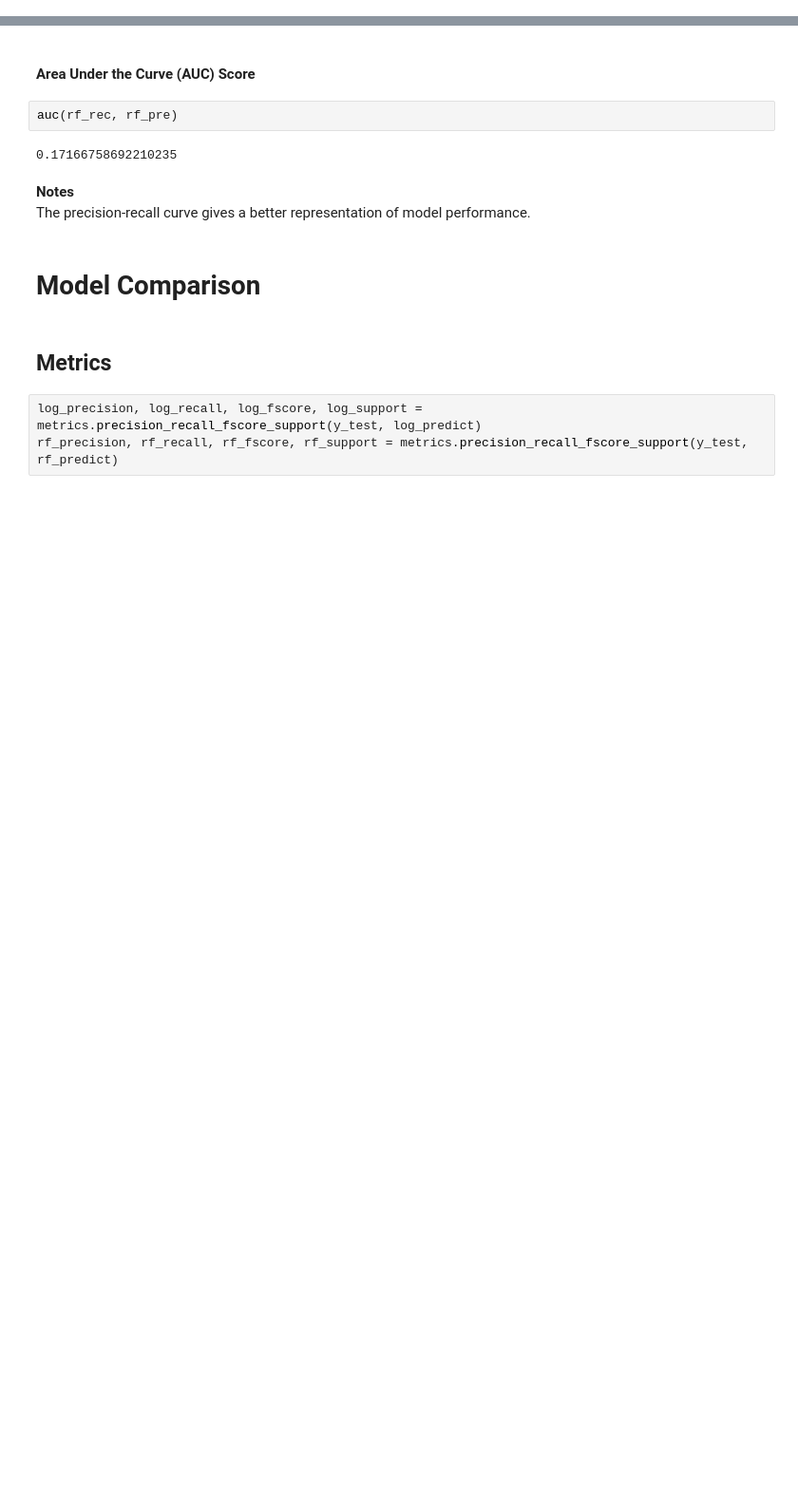
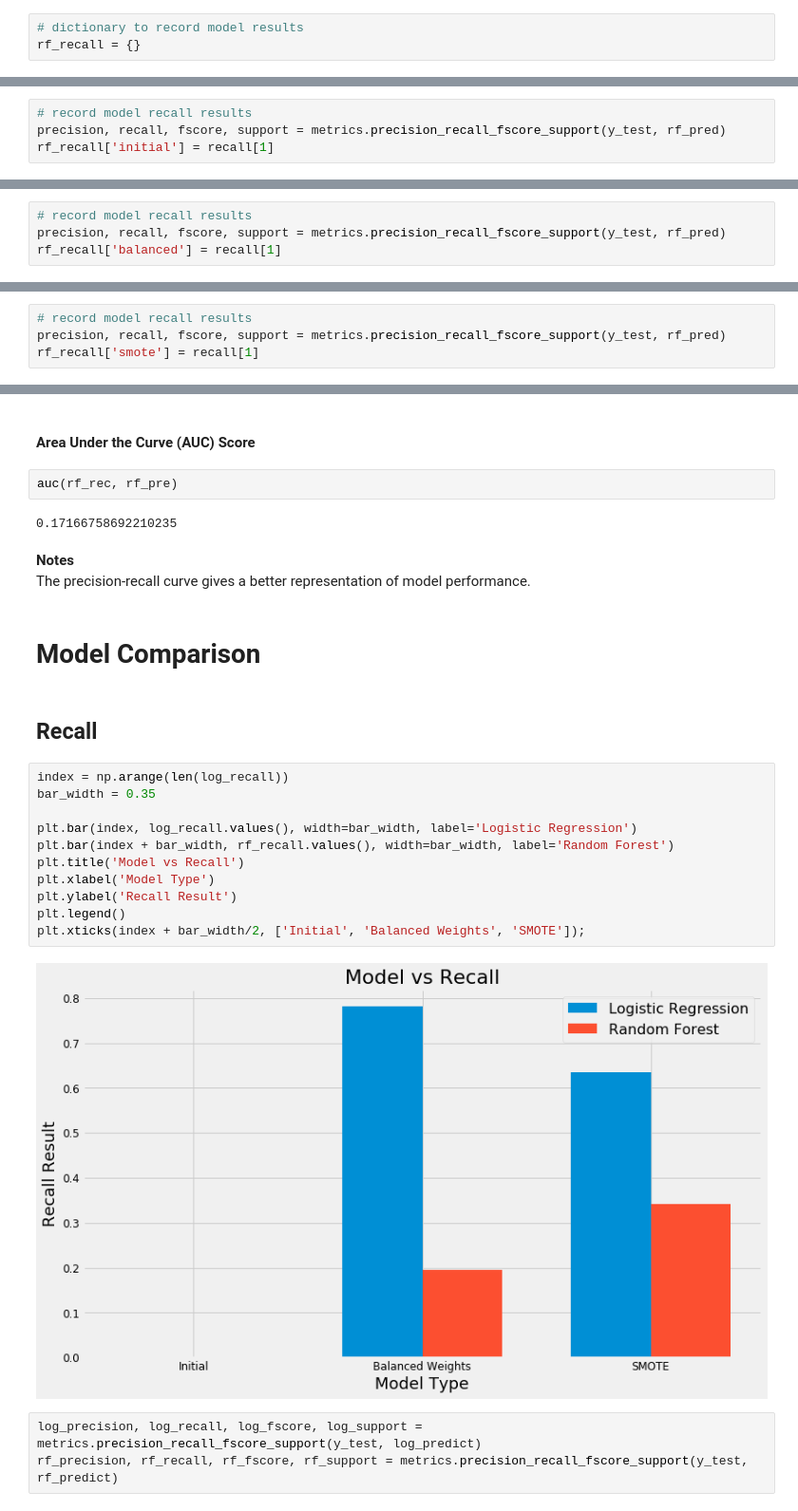
Before and after one commit to kevscon/Project-3, a Jupyter notebook: modeling-rev.ipynb, the cells around one changed output, grey strips where cells are left out. Shown: that part at 95% size. Drawn from its saved outputs; the diff is of its cells as text; blank space fills up the shorter version.

```diff
--- a/modeling-rev.ipynb
+++ b/modeling-rev.ipynb
@@ -453,6 +501,9 @@ auc(log_rec, log_pre)
 The precision-recall curve gives a better representation of model performance.
 # %% [markdown]
 # Random Forest Modeling
+# %%
+# dictionary to record model results
+rf_recall = {}
 # %% [markdown]
 ## Initial Model
 # %%
@@ -529,6 +580,10 @@ RandomizedSearchCV(cv=5, error_score='raise',
           return_train_score='warn', scoring='recall', verbose=0)
 # %%
 rf_pred = rf_tune.predict(X_test)
+# %%
+# record model recall results
+precision, recall, fscore, support = metrics.precision_recall_fscore_support(y_test, rf_pred)
+rf_recall['initial'] = recall[1]
 # %%
 print(metrics.classification_report(y_test, rf_pred))
 # %% [output]
@@ -609,6 +664,10 @@ hyperparams = {
 rf_tune = RandomizedSearchCV(rf, hyperparams, scoring='recall', cv=5, random_state=0)
 rf_tune.fit(X_train, y_train)
 rf_pred = rf_tune.predict(X_test)
+# %%
+# record model recall results
+precision, recall, fscore, support = metrics.precision_recall_fscore_support(y_test, rf_pred)
+rf_recall['balanced'] = recall[1]
 # %%
 print(metrics.classification_report(y_test, rf_pred))
 # %% [output]
@@ -692,6 +751,10 @@ hyperparams = {
 rf_tune = RandomizedSearchCV(rf_pipe, hyperparams, scoring='recall', cv=5, random_state=0)
 rf_tune.fit(X_train, y_train)
 rf_pred = rf_tune.predict(X_test)
+# %%
+# record model recall results
+precision, recall, fscore, support = metrics.precision_recall_fscore_support(y_test, rf_pred)
+rf_recall['smote'] = recall[1]
 # %%
 print(metrics.classification_report(y_test, rf_pred))
 # %% [output]
@@ -801,7 +871,20 @@ The precision-recall curve gives a better representation of model performance.
 # %% [markdown]
 # Model Comparison
 # %% [markdown]
-## Metrics
+## Recall
+# %%
+index = np.arange(len(log_recall))
+bar_width = 0.35
+
+plt.bar(index, log_recall.values(), width=bar_width, label='Logistic Regression')
+plt.bar(index + bar_width, rf_recall.values(), width=bar_width, label='Random Forest')
+plt.title('Model vs Recall')
+plt.xlabel('Model Type')
+plt.ylabel('Recall Result')
+plt.legend()
+plt.xticks(index + bar_width/2, ['Initial', 'Balanced Weights', 'SMOTE']);
+# %% [output]
+[figure, added]
 # %%
 log_precision, log_recall, log_fscore, log_support = metrics.precision_recall_fscore_support(y_test, log_predict)
 rf_precision, rf_recall, rf_fscore, rf_support = metrics.precision_recall_fscore_support(y_test, rf_predict)
```
Also changed, not shown: parts of 85 cells of this notebook, 2 other files.
